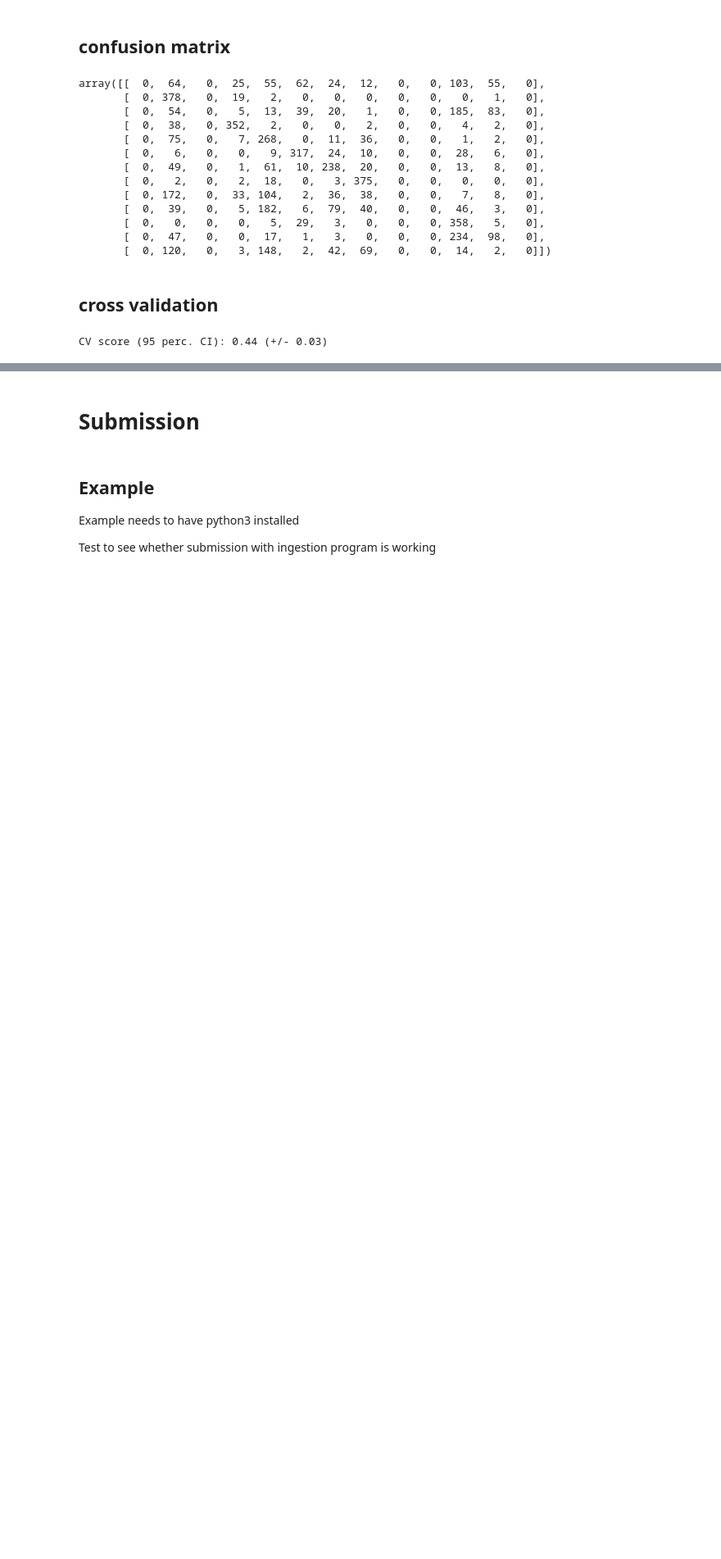
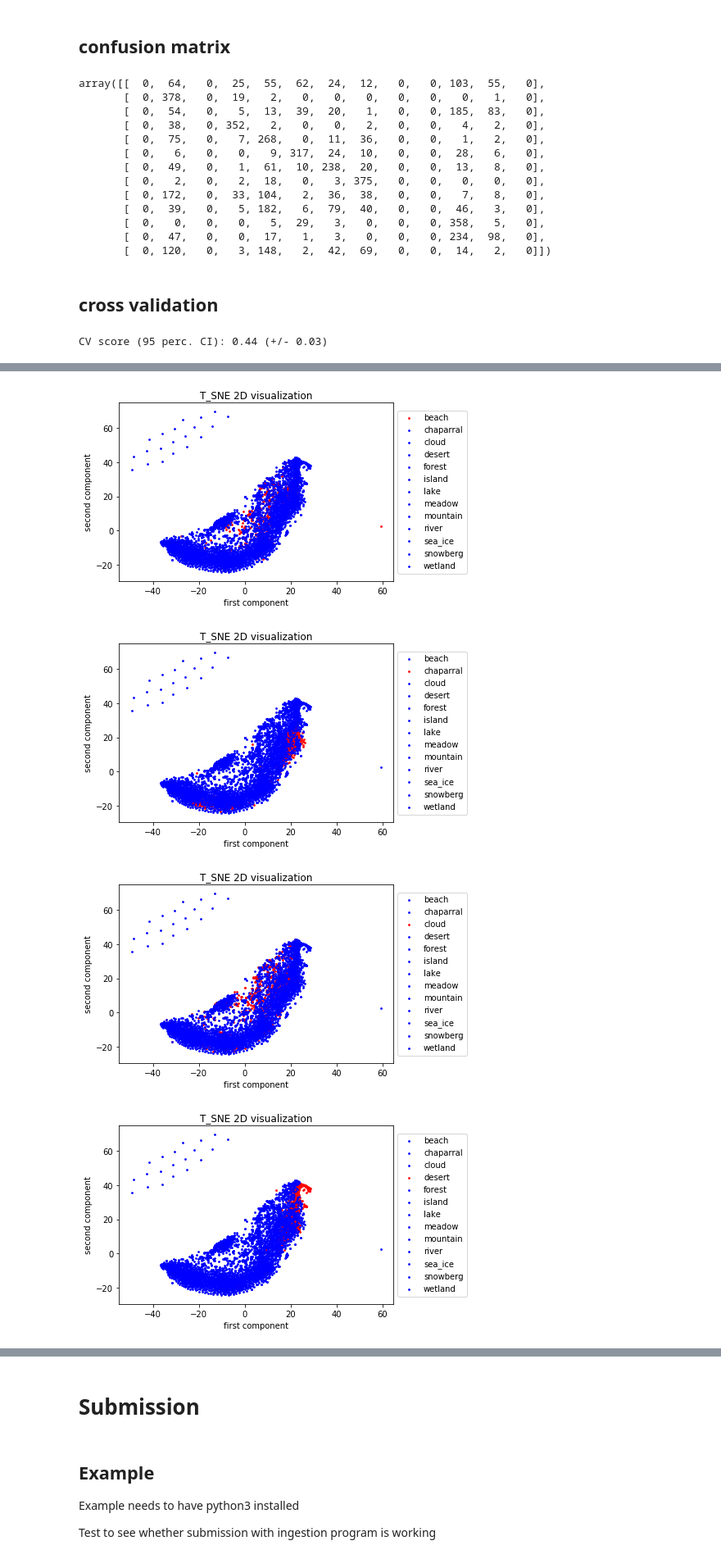
Before and after one commit to ArealTeamM2AIC/Remote-Sensing-Image, a Jupyter notebook: starting_kit/README.ipynb, the cells around one changed output, grey strips where cells are left out. Shown at 82% size. Cells and saved outputs as stored; diff of their text form; code cells hidden in the pictures; blank space fills up the shorter version.

```diff
--- a/starting_kit/README.ipynb
+++ b/starting_kit/README.ipynb
@@ -263,0 +324,16 @@ CV score (95 perc. CI): 0.44 (+/- 0.03)
+# %%
+colors = {True: 'r', False: 'b'}
+for classe in range(13):
+    for i in range(13):
+        tmp = Y_train.reshape(-1)==i
+        plt.scatter(out_tsne[tmp, 0], out_tsne[tmp, 1], label=label_dict[i], c=colors[classe == i], s=3)
+    plt.title("T_SNE 2D visualization")
+    plt.xlabel("first component")
+    plt.ylabel("second component")
+    plt.legend(loc='center left', bbox_to_anchor=(1, 0.5))
+    plt.show()
+# %% [output]
+[figure, added]
+[figure, added]
+[figure, added]
+[figure, added]
```
Also changed, not shown: parts of 13 cells of this notebook.
